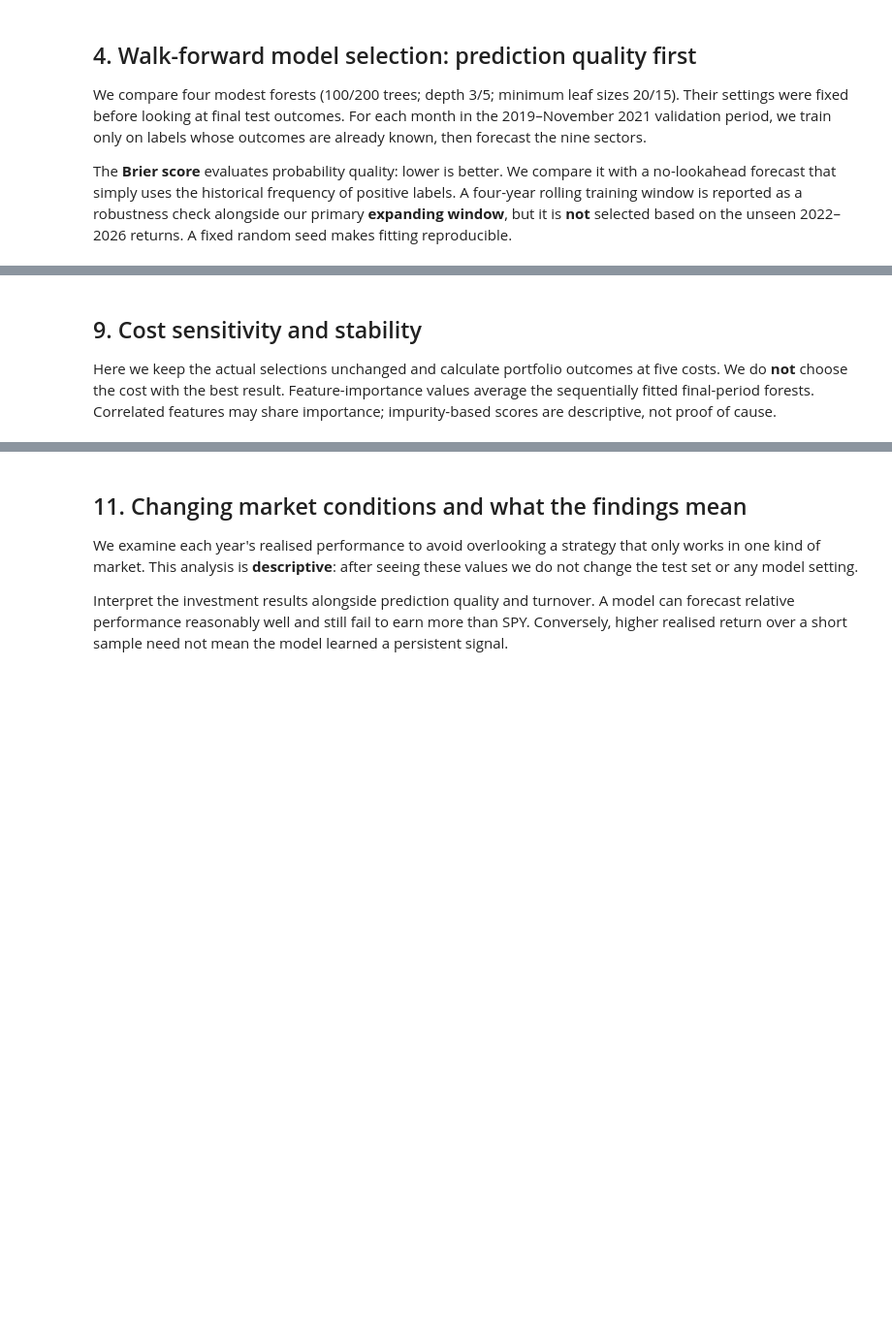
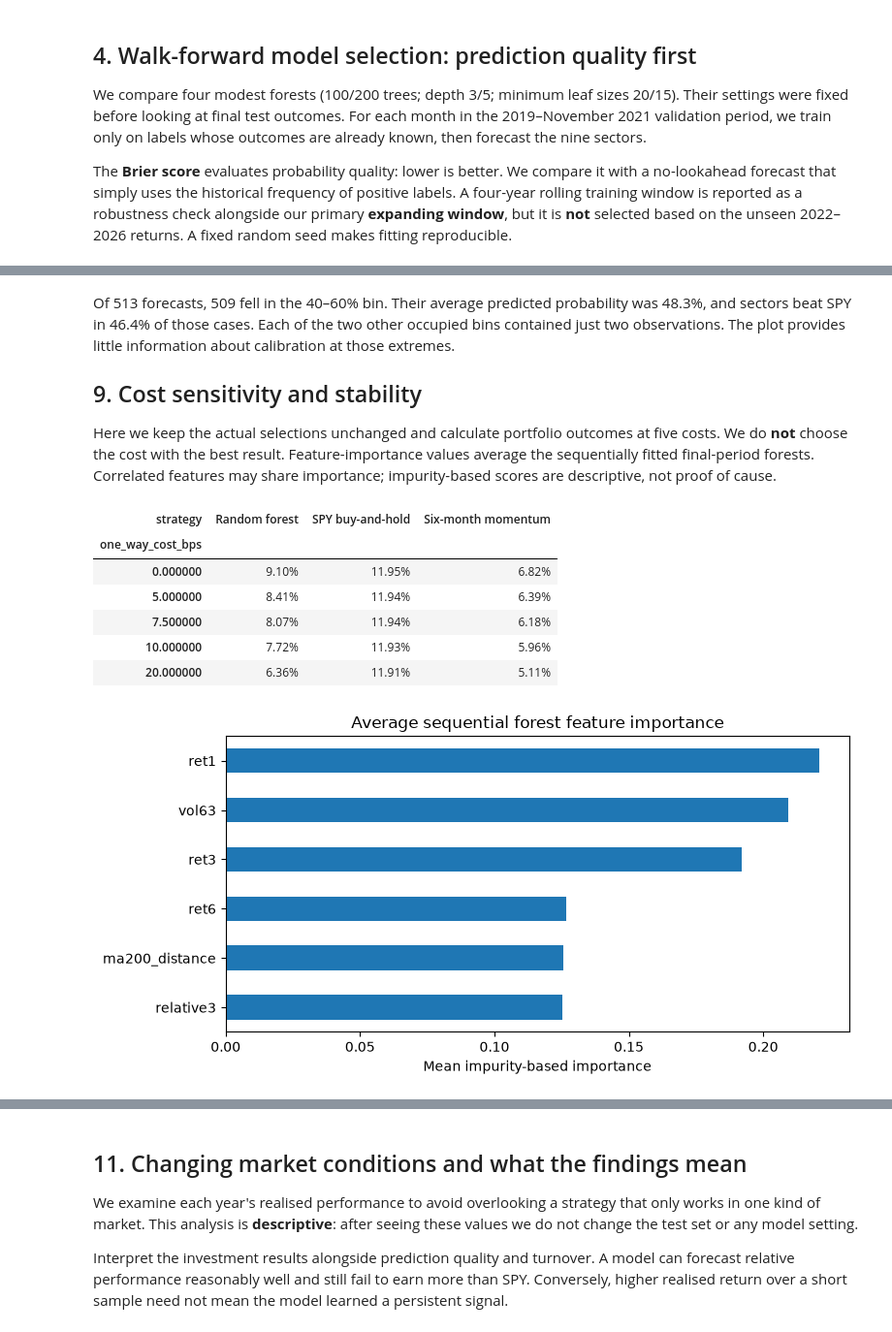
Before and after one commit to schwartzberg/hed_ml_w_finance, a Jupyter notebook: notebooks/Finance_with_ML_CSCI_E278.ipynb, the cells around one changed output, grey strips where cells are left out. Shown at 97% size. Cells and saved outputs as stored; diff of their text form; code cells hidden in the pictures; blank space fills up the shorter version.

```diff
--- a/notebooks/Finance_with_ML_CSCI_E278.ipynb
+++ b/notebooks/Finance_with_ML_CSCI_E278.ipynb
@@ -450,18 +566,29 @@ ax.legend();ax.grid(alpha=.2);plt.tight_layout();plt.show()
 # %% [markdown]
+Of 513 forecasts, 509 fell in the 40–60% bin. Their average predicted probability was 48.3%, and sectors beat SPY in 46.4% of those cases. Each of the two other occupied bins contained just two observations. The plot provides little information about calibration at those extremes.
+
 ## 9. Cost sensitivity and stability
 
 Here we keep the actual selections unchanged and calculate portfolio outcomes at five costs. We do **not** choose the cost with the best result. Feature-importance values average the sequentially fitted final-period forests. Correlated features may share importance; impurity-based scores are descriptive, not proof of cause.
 # %%
 grid=[]
 for bps in [0,5,7.5,10,20]:
     for name,picks,is_spy in [('Random forest',forest_picks,False),
                               ('Six-month momentum',momentum_picks,False),
                               ('SPY buy-and-hold',spy_picks,True)]:
         res=metrics(simulate(panel,picks,bps=bps,spy=is_spy))
         grid.append({'one_way_cost_bps':bps,'strategy':name,**res})
 cost_table=pd.DataFrame(grid)
-display(cost_table.pivot(index='one_way_cost_bps',columns='strategy',values='CAGR').round(4))
+display(cost_table.pivot(index='one_way_cost_bps',columns='strategy',values='CAGR').style.format('{:.2%}'))
 ax=feature_importance[list(FEATURES)].mean().sort_values().plot.barh(figsize=(8,4),
       title='Average sequential forest feature importance')
 ax.set_xlabel('Mean impurity-based importance');plt.tight_layout();plt.show()
+# %% [output]
+| strategy | Random forest | SPY buy-and-hold | Six-month momentum |
+| one_way_cost_bps |  |  |  |
+| 0.000000 | 9.10% | 11.95% | 6.82% |
+| 5.000000 | 8.41% | 11.94% | 6.39% |
+| 7.500000 | 8.07% | 11.94% | 6.18% |
+| 10.000000 | 7.72% | 11.93% | 5.96% |
+| 20.000000 | 6.36% | 11.91% | 5.11% |
+[figure, added]
 # %% [markdown]
```
Also changed, not shown: parts of 19 cells of this notebook, 8 other files.
